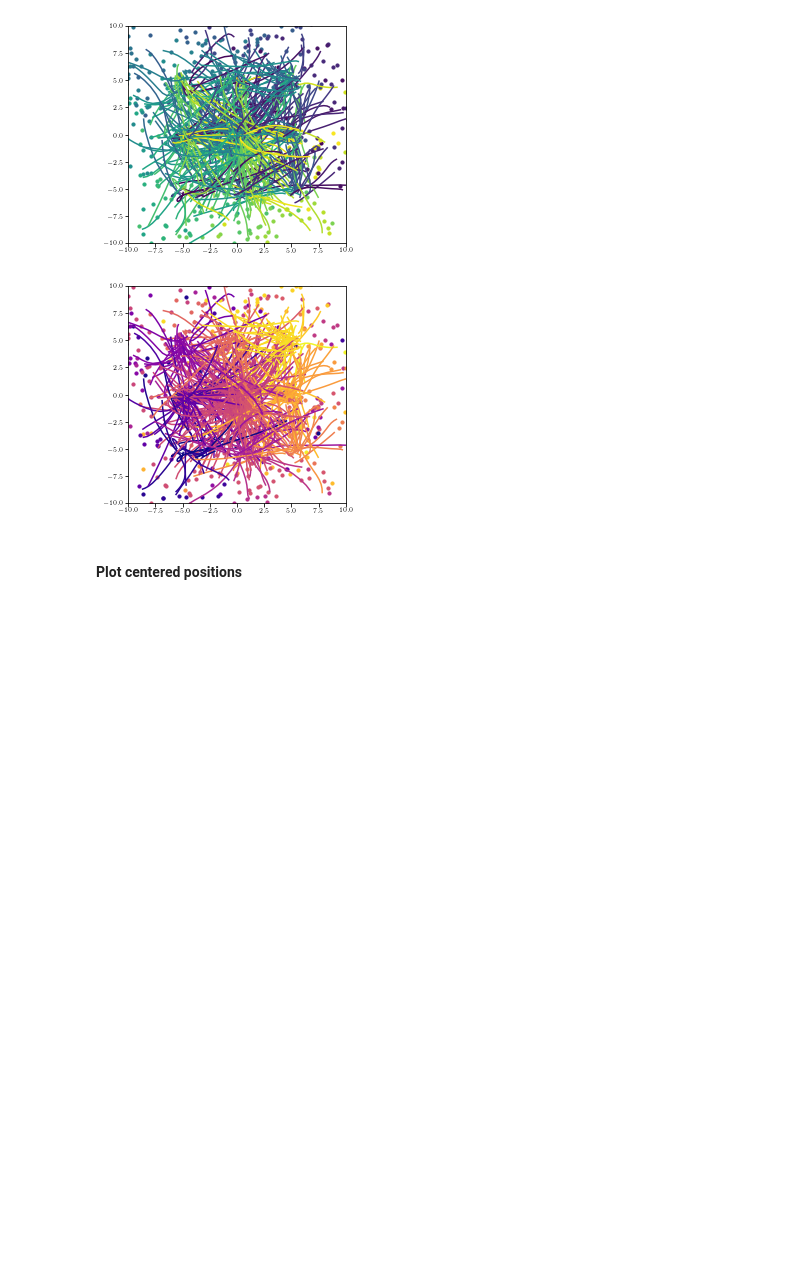
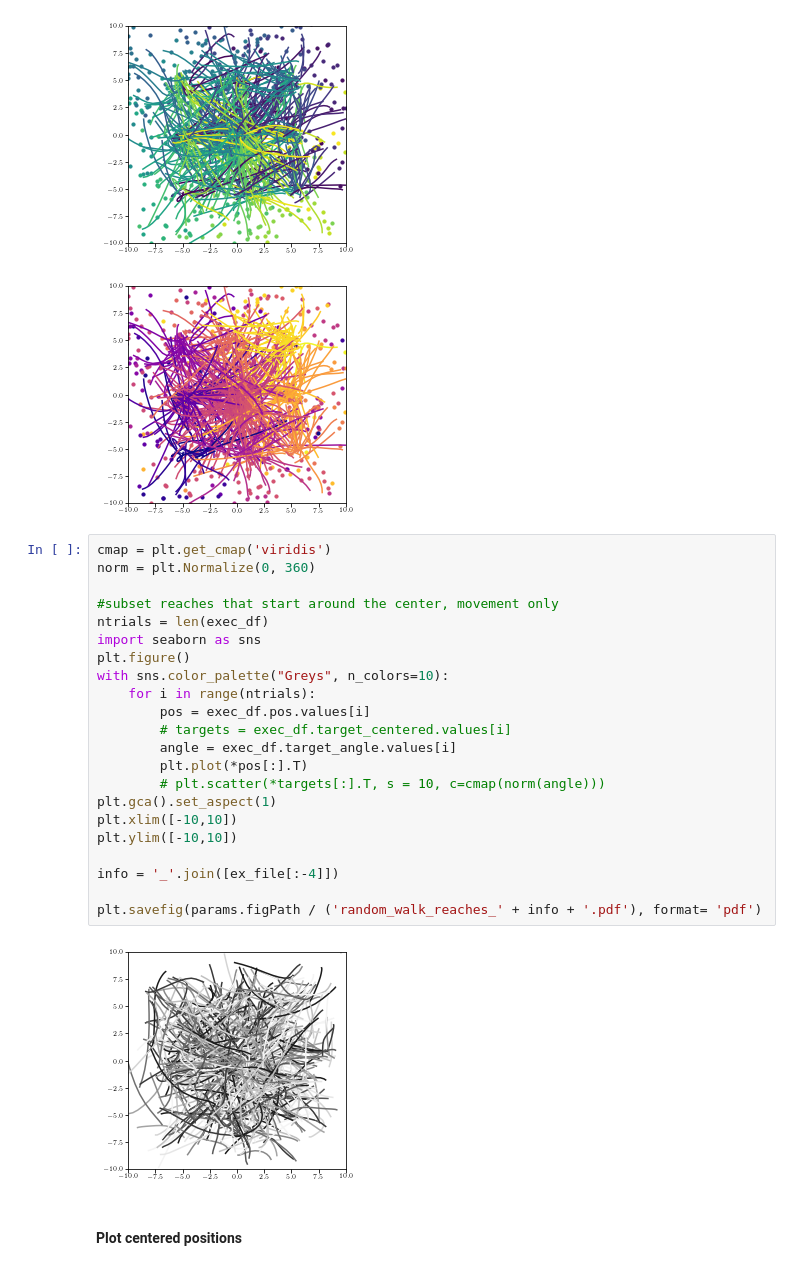
Before and after one commit to AtMostafa/multi-animal-alignment, a Jupyter notebook: random_walk/explore_data.ipynb, the cells around one changed output. Saved outputs shown, nothing was run; the diff lists cells and outputs as text; blank space fills up the shorter version.

Commit message:
save random walk reaches

```diff
--- a/random_walk/explore_data.ipynb
+++ b/random_walk/explore_data.ipynb
@@ -271,6 +288,30 @@ plt.ylim([-10,10])
 [figure]
 [figure]
 [figure]
+# %%
+cmap = plt.get_cmap('viridis')
+norm = plt.Normalize(0, 360)
+
+#subset reaches that start around the center, movement only
+ntrials = len(exec_df)
+import seaborn as sns
+plt.figure()
+with sns.color_palette("Greys", n_colors=10):
+    for i in range(ntrials):
+        pos = exec_df.pos.values[i]
+        # targets = exec_df.target_centered.values[i]
+        angle = exec_df.target_angle.values[i]
+        plt.plot(*pos[:].T)
+        # plt.scatter(*targets[:].T, s = 10, c=cmap(norm(angle)))
+plt.gca().set_aspect(1)
+plt.xlim([-10,10])
+plt.ylim([-10,10])
+
+info = '_'.join([ex_file[:-4]])
+
+plt.savefig(params.figPath / ('random_walk_reaches_' + info + '.pdf'), format= 'pdf')
+# %% [output]
+[figure, added]
 # %% [markdown]
 #### Plot centered positions
 # %%
```
Also changed, not shown: parts of 6 cells of this notebook.
